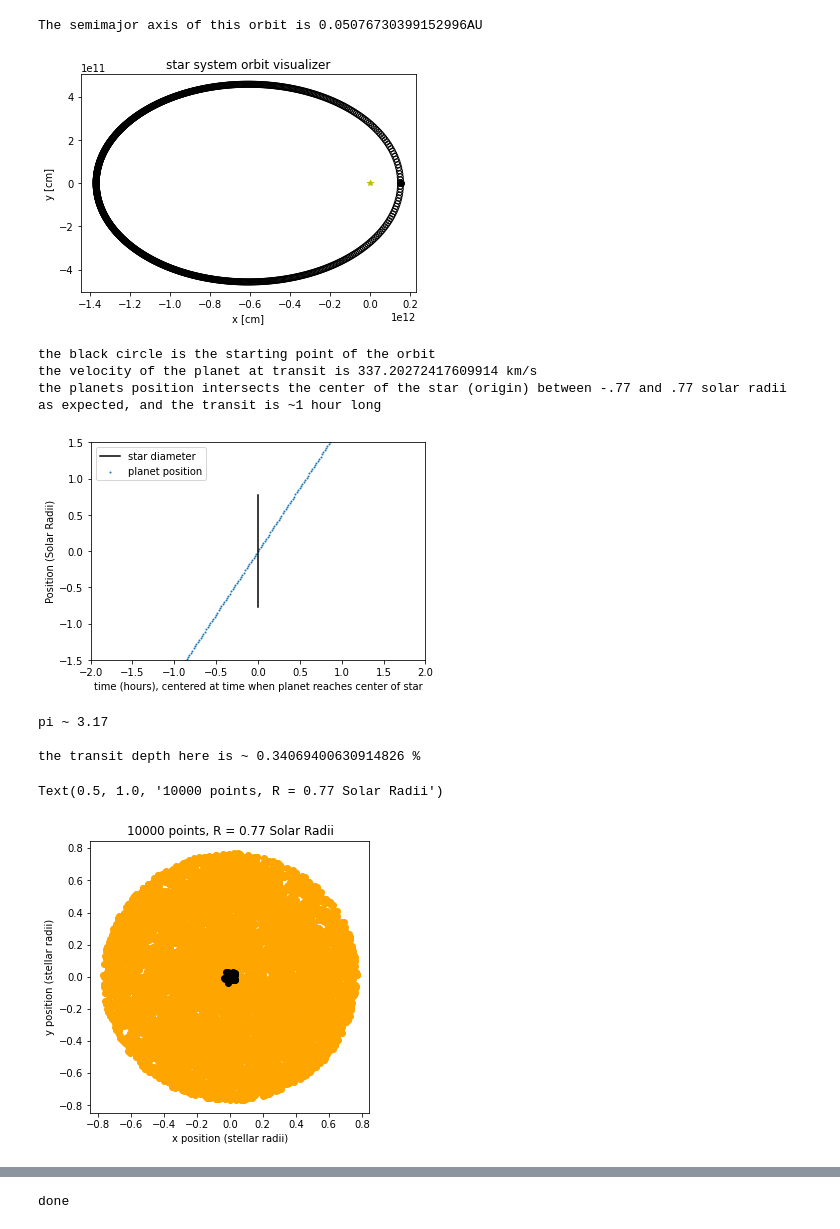
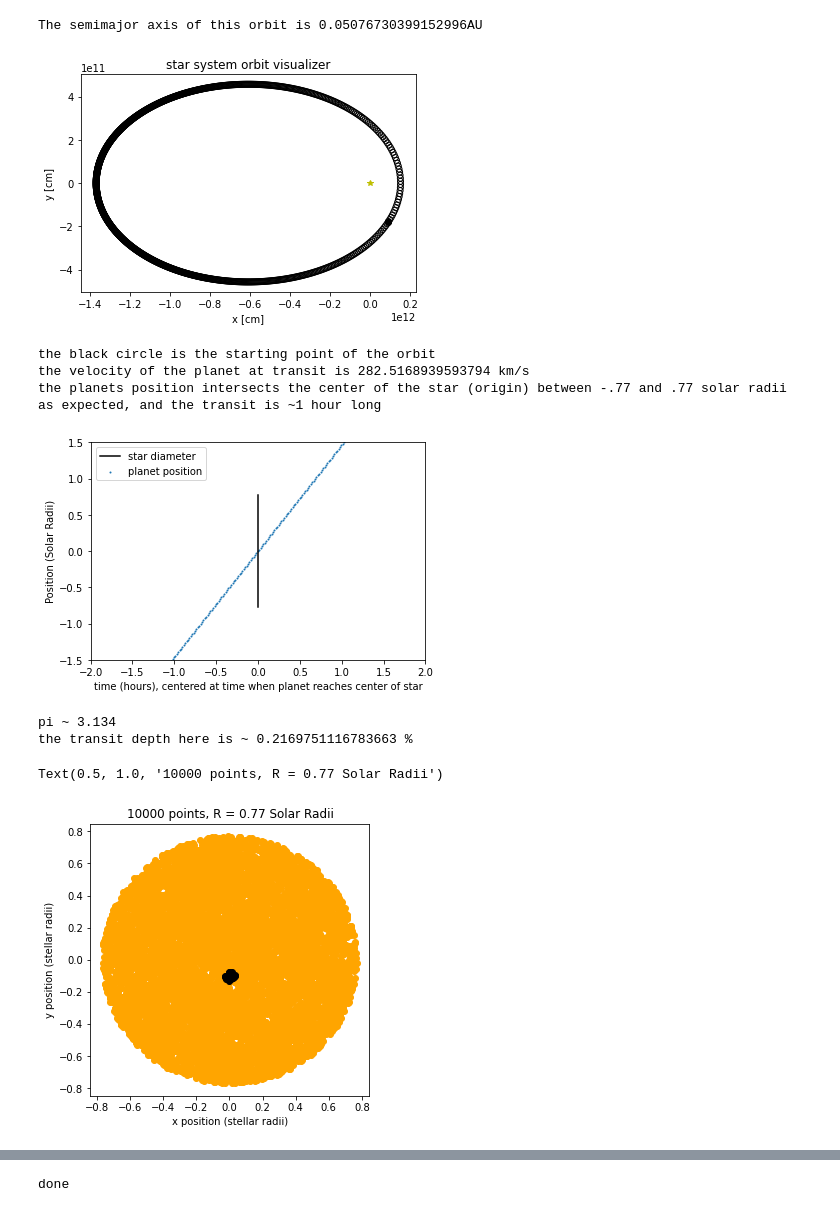
Before and after one commit to grobbins2/Exoplanets-AST4930, a Jupyter notebook: Final_Project_GR.ipynb, the cells around one changed output, grey strips where cells are left out. Cells and saved outputs as stored; diff of their text form; code cells hidden in the pictures.

```diff
--- a/Final_Project_GR.ipynb
+++ b/Final_Project_GR.ipynb
@@ -78,7 +78,7 @@ R_earth = 6.378e+8
 
 #Prompt user for input variables
 ecc = e
-omega = 0
+omega = 62.86
 Planet_period_days = P
 Planet_period_seconds = Planet_period_days*s_per_day
 
@@ -166,7 +166,9 @@ plt.show()
 print('the black circle is the starting point of the orbit')
 print('the velocity of the planet at transit is',speed[0]/10**5,'km/s')
 
+#-------------------------------PART 3 -----------------------------------
 #From jupyter notebook:
+
 period=P #insert your period here in days
 
 ##### DO NOT ALTER THIS. This snippet of code calculates the time array you should use to generate your lightcurves,
@@ -203,19 +205,20 @@ plt.ylabel('Position (Solar Radii)')
 plt.ylim(-1.5,1.5)
 plt.xlim(-2,2)
 plt.legend()
+t_transit =
 print('the planets position intersects the center of the star (origin) between -.77 and .77 solar radii as expected, and the transit is ~1 hour long')
 # %% [output]
 The semimajor axis of this orbit is 0.05076730399152996AU
 [figure]
 the black circle is the starting point of the orbit
-the velocity of the planet at transit is 337.20272417609914 km/s
+the velocity of the planet at transit is 282.5168939593794 km/s
 the planets position intersects the center of the star (origin) between -.77 and .77 solar radii as expected, and the transit is ~1 hour long
-[figure, old version]
+[figure, new version]
 # %%
 #Final Project
 #2:
 #average transit depth of 0.22
-b = 0
+b = semi_maj*np.cos(i)/(Rstar_solar*R_sun)
 Rplanet_solar = Rplanet_earth*R_earth/R_sun
 N_transit = 0
 N_ins = 0
@@ -227,38 +230,36 @@ ystar=[]
 xplanet=[]
 yplanet=[]
 xtransit=[]
 ytransit=[]
 for n in range(N_tot):
     x.append(np.random.uniform(-Rstar_solar,Rstar_solar))
     y.append(np.random.uniform(-Rstar_solar,Rstar_solar))
 for n in range(N_tot):
     if (x[n]**2 + y[n]**2) <= Rstar_solar**2:
         N_ins +=1
         xstar.append(x[n])
         ystar.append(y[n])
     if ((x[n])**2 + (y[n]+b)**2) <= Rplanet_solar**2:
         xplanet.append(x[n])
         yplanet.append(y[n])
 for n in range(len(xplanet)):
     if (xplanet[n]**2 + yplanet[n]**2) <= Rstar_solar**2:
         N_transit +=1
         xtransit.append(xplanet[n])
         ytransit.append(yplanet[n])
 print('pi ~',4*N_ins/N_tot)
-print()
 print('the transit depth here is ~',N_transit/N_ins*100,'%')
 fig = plt.figure(figsize=(5,5))
 plt.scatter(xstar,ystar, color = 'orange')
 plt.scatter(xtransit,ytransit, color = 'black')
 plt.xlabel('x position (stellar radii)')
 plt.ylabel('y position (stellar radii)')
 plt.title(str(N_tot)+' points, R = 0.77 Solar Radii')
 # %% [output]
-pi ~ 3.17
-
-the transit depth here is ~ 0.34069400630914826 %
+pi ~ 3.134
+the transit depth here is ~ 0.2169751116783663 %
 Text(0.5, 1.0, '10000 points, R = 0.77 Solar Radii')
-[figure, old version]
+[figure, new version]
 # %%
 #PyTransit Transit Model:
 tm = QuadraticModel()
```
Also changed, not shown: parts of 14 cells of this notebook, 9 other files.
